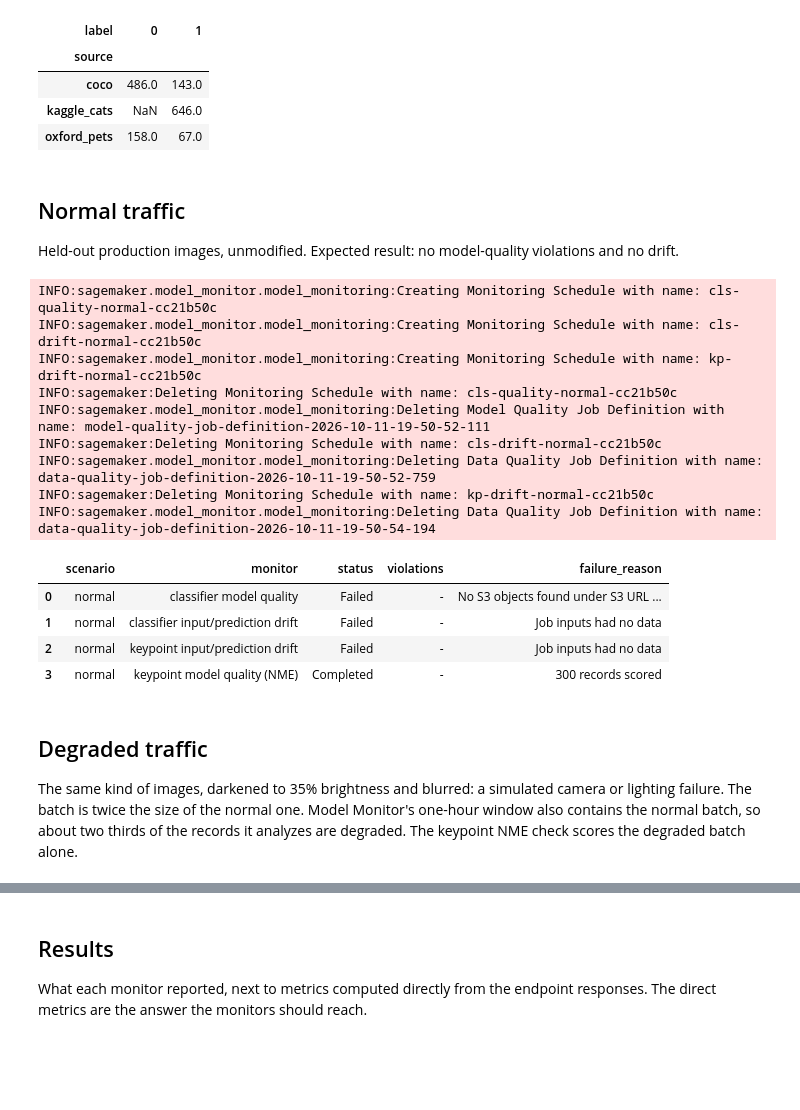
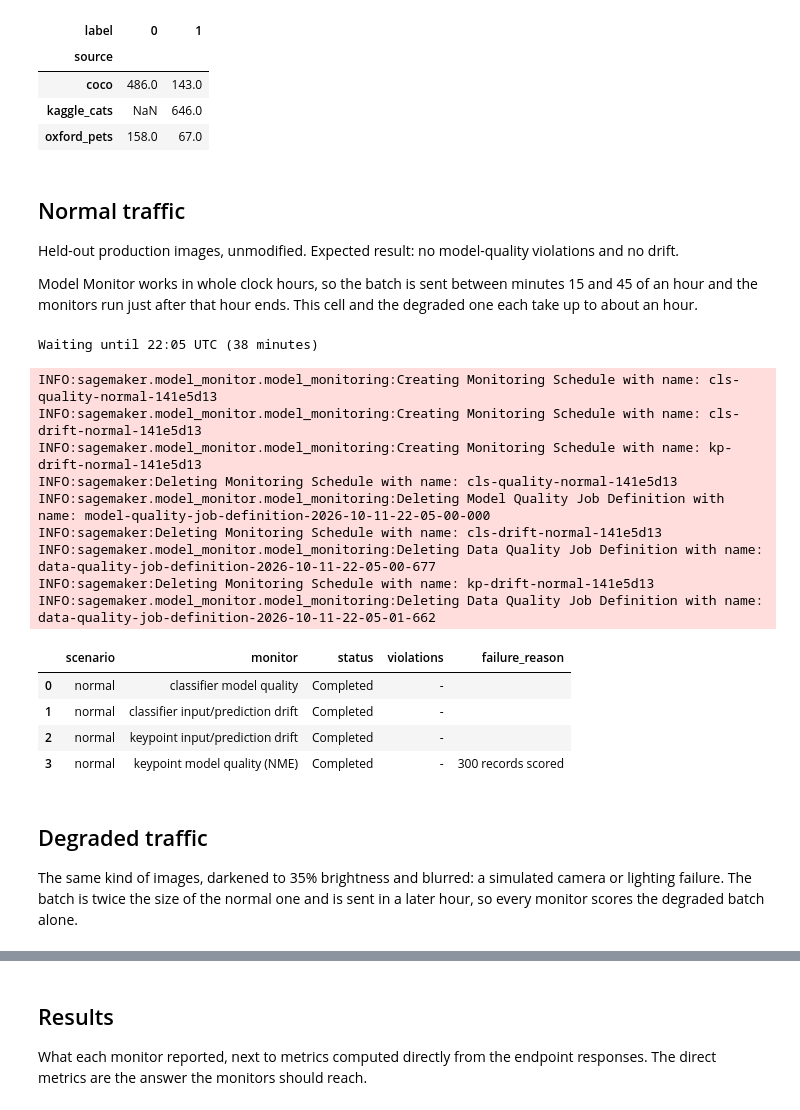
Before and after one commit to shaun-friedman/mlops-sagemaker-keypoint-pipeline, a Jupyter notebook: 6-1_Monitoring_Schedules.ipynb, the cells around one changed output, grey strips where cells are left out. Cells and saved outputs as stored; diff of their text form; code cells hidden in the pictures; blank space fills up the shorter version.

```diff
--- a/6-1_Monitoring_Schedules.ipynb
+++ b/6-1_Monitoring_Schedules.ipynb
@@ -568,6 +569,30 @@ def direct_scores(traffic: dict) -> dict:
     }
 # %%
 TERMINAL_STATUSES = {"Completed", "CompletedWithViolations", "Failed", "Stopped"}
+
+# Model Monitor reads capture and ground truth by hourly S3 folder, and a one-time run only
+# reads hours that have already ended. Each batch is sent inside one clock hour, and its
+# monitors run a few minutes into the next hour, so that hour's folder holds that batch alone.
+TRAFFIC_EARLIEST_MINUTE = 15
+TRAFFIC_LATEST_MINUTE = 45
+MONITOR_START_MINUTE = 5
+
+
+def wait_until(target: datetime):
+    remaining = (target - datetime.now(timezone.utc)).total_seconds()
+    if remaining > 0:
+        print(f"Waiting until {target:%H:%M} UTC ({remaining / 60:.0f} minutes)")
+        time.sleep(remaining)
+
+
+def wait_for_traffic_slot():
+    """Wait until a batch can start and finish inside the current hour, after the minute
+    the previous hour's monitor runs start at."""
+    now = datetime.now(timezone.utc)
+    hour = now.replace(minute=0, second=0, microsecond=0)
+    if now.minute >= TRAFFIC_LATEST_MINUTE:
+        hour += timedelta(hours=1)
+    wait_until(hour + timedelta(minutes=TRAFFIC_EARLIEST_MINUTE))
 
 
 def wait_for_monitoring_execution(schedule_name: str, timeout_minutes: int = 60) -> dict:
@@ -588,8 +613,14 @@ def violation_names(violations) -> str:
 def run_monitors_once(scenario: str, traffic: dict) -> pd.DataFrame:
     """Run every monitor once on this scenario's traffic and collect the outcomes.
 
-    Model Monitor's one-time runs analyze the last hour, so a window can also include
-    earlier traffic. The keypoint NME check uses the exact window of this scenario."""
+    Model Monitor's one-time runs analyze the last full hour, so they wait for the hour the
+    traffic was sent in to end. The keypoint NME check uses the exact window of this scenario."""
+    traffic_hour = traffic["start"].replace(minute=0, second=0, microsecond=0)
+    if traffic["end"] - traffic_hour >= timedelta(hours=1):
+        raise RuntimeError("Traffic crossed an hour boundary, so no single Model Monitor window holds it. "
+                           "Rerun the traffic cell.")
+    wait_until(traffic_hour + timedelta(hours=1, minutes=MONITOR_START_MINUTE))
+
     schedule_cls_quality(f"cls-quality-{scenario}-{run_id}", CronExpressionGenerator.now(), "-PT1H", "-PT0H")
     schedule_cls_drift(f"cls-drift-{scenario}-{run_id}", CronExpressionGenerator.now(), "-PT1H", "-PT0H")
     schedule_kp_drift(f"kp-drift-{scenario}-{run_id}", CronExpressionGenerator.now(), "-PT1H", "-PT0H")
@@ -628,29 +659,33 @@ def run_monitors_once(scenario: str, traffic: dict) -> pd.DataFrame:
 # %% [markdown]
 ## Normal traffic
 Held-out production images, unmodified. Expected result: no model-quality violations and no drift.
+
+Model Monitor works in whole clock hours, so the batch is sent between minutes 15 and 45 of an hour and the monitors run just after that hour ends. This cell and the degraded one each take up to about an hour.
 # %%
+wait_for_traffic_slot()
 normal_traffic = send_traffic(cls_normal, kp_normal, degraded=False)
 wait_for_capture(cls_capture_prefix, normal_traffic["cls"]["inference_id"])
 wait_for_capture(kp_capture_prefix, normal_traffic["kp"]["inference_id"])
 
 normal_results = run_monitors_once("normal", normal_traffic)
 normal_results
 # %% [output]
-INFO:sagemaker.model_monitor.model_monitoring:Creating Monitoring Schedule with name: cls-quality-normal-cc21b50c
-INFO:sagemaker.model_monitor.model_monitoring:Creating Monitoring Schedule with name: cls-drift-normal-cc21b50c
-INFO:sagemaker.model_monitor.model_monitoring:Creating Monitoring Schedule with name: kp-drift-normal-cc21b50c
-INFO:sagemaker:Deleting Monitoring Schedule with name: cls-quality-normal-cc21b50c
-INFO:sagemaker.model_monitor.model_monitoring:Deleting Model Quality Job Definition with name: model-quality-job-definition-2026-10-11-19-50-52-111
-INFO:sagemaker:Deleting Monitoring Schedule with name: cls-drift-normal-cc21b50c
-INFO:sagemaker.model_monitor.model_monitoring:Deleting Data Quality Job Definition with name: data-quality-job-definition-2026-10-11-19-50-52-759
-INFO:sagemaker:Deleting Monitoring Schedule with name: kp-drift-normal-cc21b50c
-INFO:sagemaker.model_monitor.model_monitoring:Deleting Data Quality Job Definition with name: data-quality-job-definition-2026-10-11-19-50-54-194
+Waiting until 22:05 UTC (38 minutes)
+INFO:sagemaker.model_monitor.model_monitoring:Creating Monitoring Schedule with name: cls-quality-normal-141e5d13
+INFO:sagemaker.model_monitor.model_monitoring:Creating Monitoring Schedule with name: cls-drift-normal-141e5d13
+INFO:sagemaker.model_monitor.model_monitoring:Creating Monitoring Schedule with name: kp-drift-normal-141e5d13
+INFO:sagemaker:Deleting Monitoring Schedule with name: cls-quality-normal-141e5d13
+INFO:sagemaker.model_monitor.model_monitoring:Deleting Model Quality Job Definition with name: model-quality-job-definition-2026-10-11-22-05-00-000
+INFO:sagemaker:Deleting Monitoring Schedule with name: cls-drift-normal-141e5d13
+INFO:sagemaker.model_monitor.model_monitoring:Deleting Data Quality Job Definition with name: data-quality-job-definition-2026-10-11-22-05-00-677
+INFO:sagemaker:Deleting Monitoring Schedule with name: kp-drift-normal-141e5d13
+INFO:sagemaker.model_monitor.model_monitoring:Deleting Data Quality Job Definition with name: data-quality-job-definition-2026-10-11-22-05-01-662
 |  | scenario | monitor | status | violations | failure_reason |
-| 0 | normal | classifier model quality | Failed | - | No S3 objects found under S3 URL ... |
-| 1 | normal | classifier input/prediction drift | Failed | - | Job inputs had no data |
-| 2 | normal | keypoint input/prediction drift | Failed | - | Job inputs had no data |
+| 0 | normal | classifier model quality | Completed | - |  |
+| 1 | normal | classifier input/prediction drift | Completed | - |  |
+| 2 | normal | keypoint input/prediction drift | Completed | - |  |
 | 3 | normal | keypoint model quality (NME) | Completed | - | 300 records scored |
 # %% [markdown]
 ## Degraded traffic
-The same kind of images, darkened to 35% brightness and blurred: a simulated camera or lighting failure. The batch is twice the size of the normal one. Model Monitor's one-hour window also contains the normal batch, so about two thirds of the records it analyzes are degraded. The keypoint NME check scores the degraded batch alone.
+The same kind of images, darkened to 35% brightness and blurred: a simulated camera or lighting failure. The batch is twice the size of the normal one and is sent in a later hour, so every monitor scores the degraded batch alone.
 # %%
```
Also changed, not shown: parts of 6 cells of this notebook.
